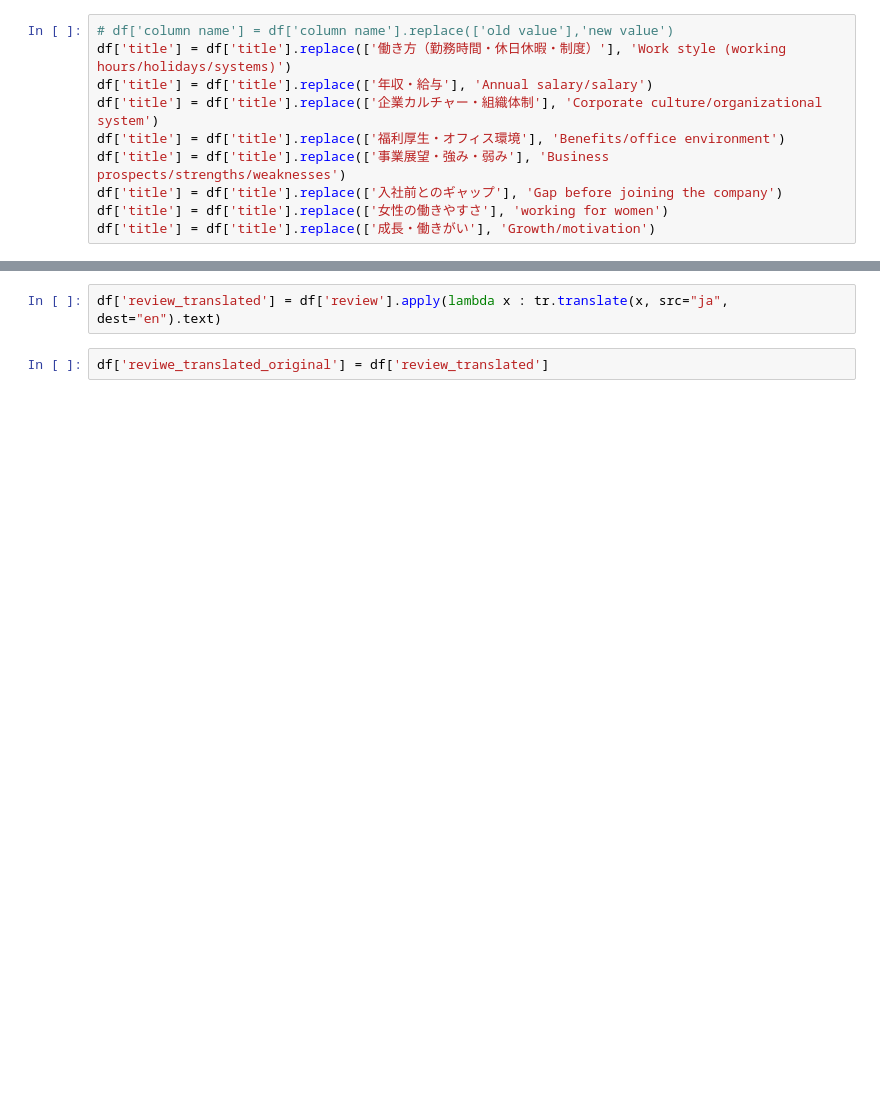
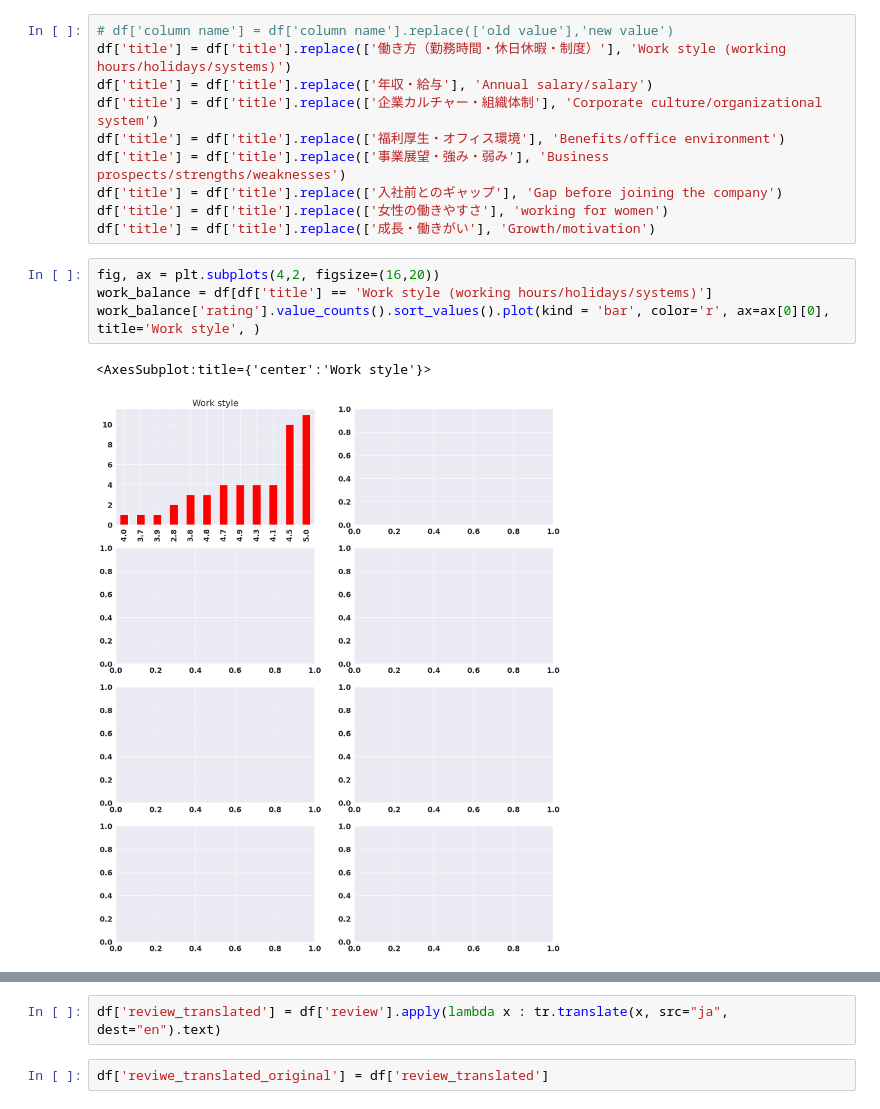
Before and after one commit to hitomi1104/sf_employee_review, a Jupyter notebook: NLP_jp.ipynb, the cells around one changed output, grey strips where cells are left out. Drawn from its saved outputs; the diff is of its cells as text; blank space fills up the shorter version.

```diff
--- a/NLP_jp.ipynb
+++ b/NLP_jp.ipynb
@@ -131,6 +138,13 @@ df['title'] = df['title'].replace(['事業展望・強み・弱み'], 'Business
 df['title'] = df['title'].replace(['入社前とのギャップ'], 'Gap before joining the company')
 df['title'] = df['title'].replace(['女性の働きやすさ'], 'working for women')
 df['title'] = df['title'].replace(['成長・働きがい'], 'Growth/motivation')
+# %%
+fig, ax = plt.subplots(4,2, figsize=(16,20))
+work_balance = df[df['title'] == 'Work style (working hours/holidays/systems)']
+work_balance['rating'].value_counts().sort_values().plot(kind = 'bar', color='r', ax=ax[0][0], title='Work style', )
+# %% [output]
+<AxesSubplot:title={'center':'Work style'}>
+[figure, added]
 # %%
 work_balance = df[df['title'] == 'Work style (working hours/holidays/systems)']
 work_balance['rating'].value_counts().sort_values().plot(kind = 'barh')
```
Also changed, not shown: parts of 22 cells of this notebook, 3 other files.
